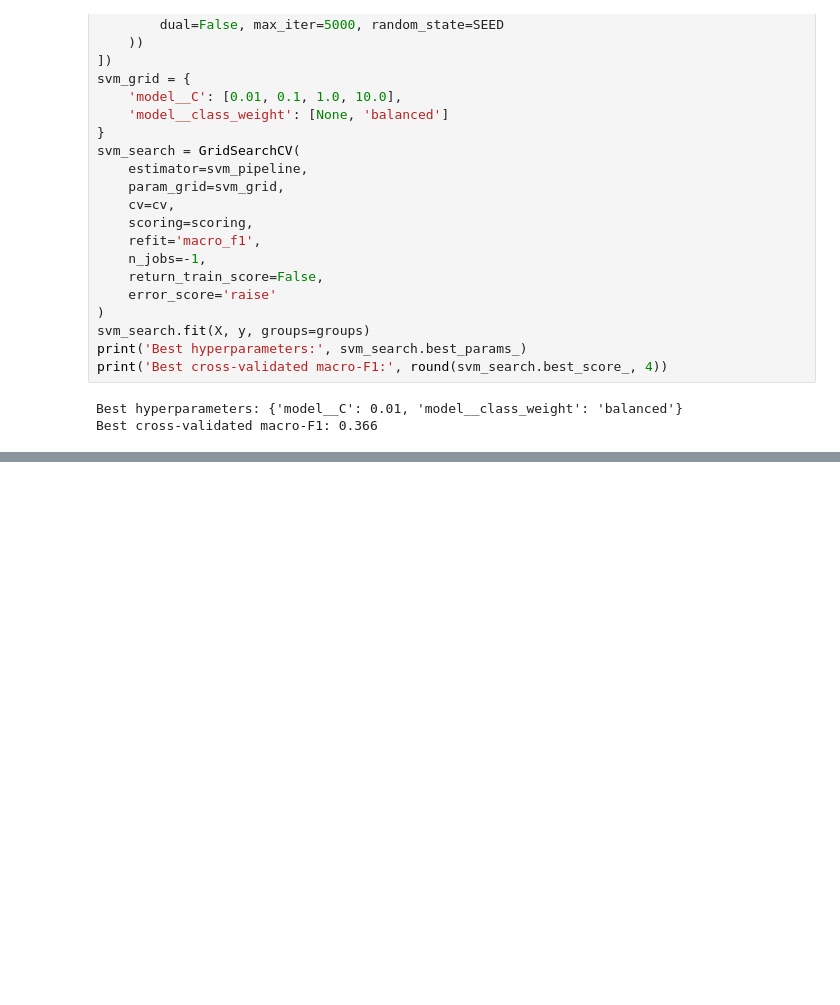
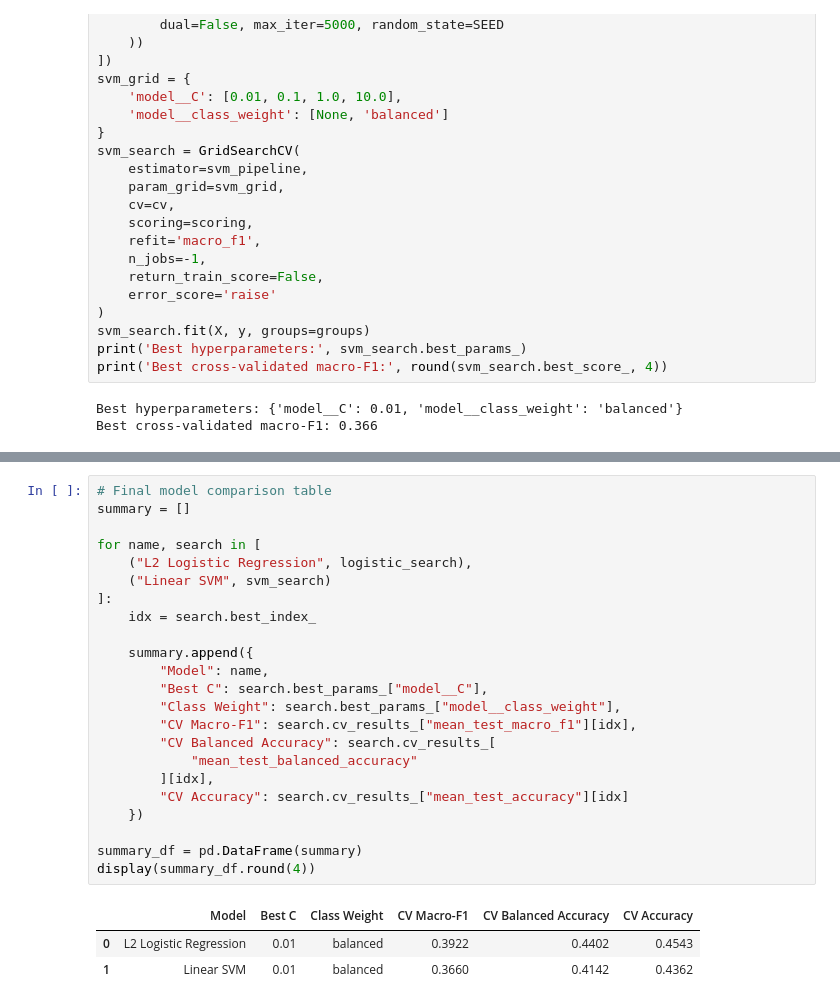
Before and after one commit to laine-goldmacher/DS4021-Final-Project, a Jupyter notebook: linear_and_svm.ipynb, the cells around one changed output, grey strips where cells are left out. Drawn from its saved outputs; the diff is of its cells as text; blank space fills up the shorter version.

```diff
--- a/linear_and_svm.ipynb
+++ b/linear_and_svm.ipynb
@@ -297,3 +255,30 @@ with pd.option_context('display.max_colwidth', 130, 'display.max_rows', 50):
 | 13 | Linear SVM | {'model__C': 0.1, 'model__class_w... | 0.3374 | 0.1176 | 0.3886 | 0.4237 | ... |
 | 14 | Linear SVM | {'model__C': 1.0, 'model__class_w... | 0.3346 | 0.1204 | 0.3853 | 0.4200 | ... |
 | 15 | Linear SVM | {'model__C': 10.0, 'model__class_... | 0.3339 | 0.1211 | 0.3846 | 0.4192 | ... |
+# %%
+# Final model comparison table
+summary = []
+
+for name, search in [
+    ("L2 Logistic Regression", logistic_search),
+    ("Linear SVM", svm_search)
+]:
+    idx = search.best_index_
+
+    summary.append({
+        "Model": name,
+        "Best C": search.best_params_["model__C"],
+        "Class Weight": search.best_params_["model__class_weight"],
+        "CV Macro-F1": search.cv_results_["mean_test_macro_f1"][idx],
+        "CV Balanced Accuracy": search.cv_results_[
+            "mean_test_balanced_accuracy"
+        ][idx],
+        "CV Accuracy": search.cv_results_["mean_test_accuracy"][idx]
+    })
+
+summary_df = pd.DataFrame(summary)
+display(summary_df.round(4))
+# %% [output]
+|  | Model | Best C | Class Weight | CV Macro-F1 | CV Balanced Accuracy | CV Accuracy |
+| 0 | L2 Logistic Regression | 0.01 | balanced | 0.3922 | 0.4402 | 0.4543 |
+| 1 | Linear SVM | 0.01 | balanced | 0.3660 | 0.4142 | 0.4362 |
```
Also changed, not shown: parts of 5 cells of this notebook.
